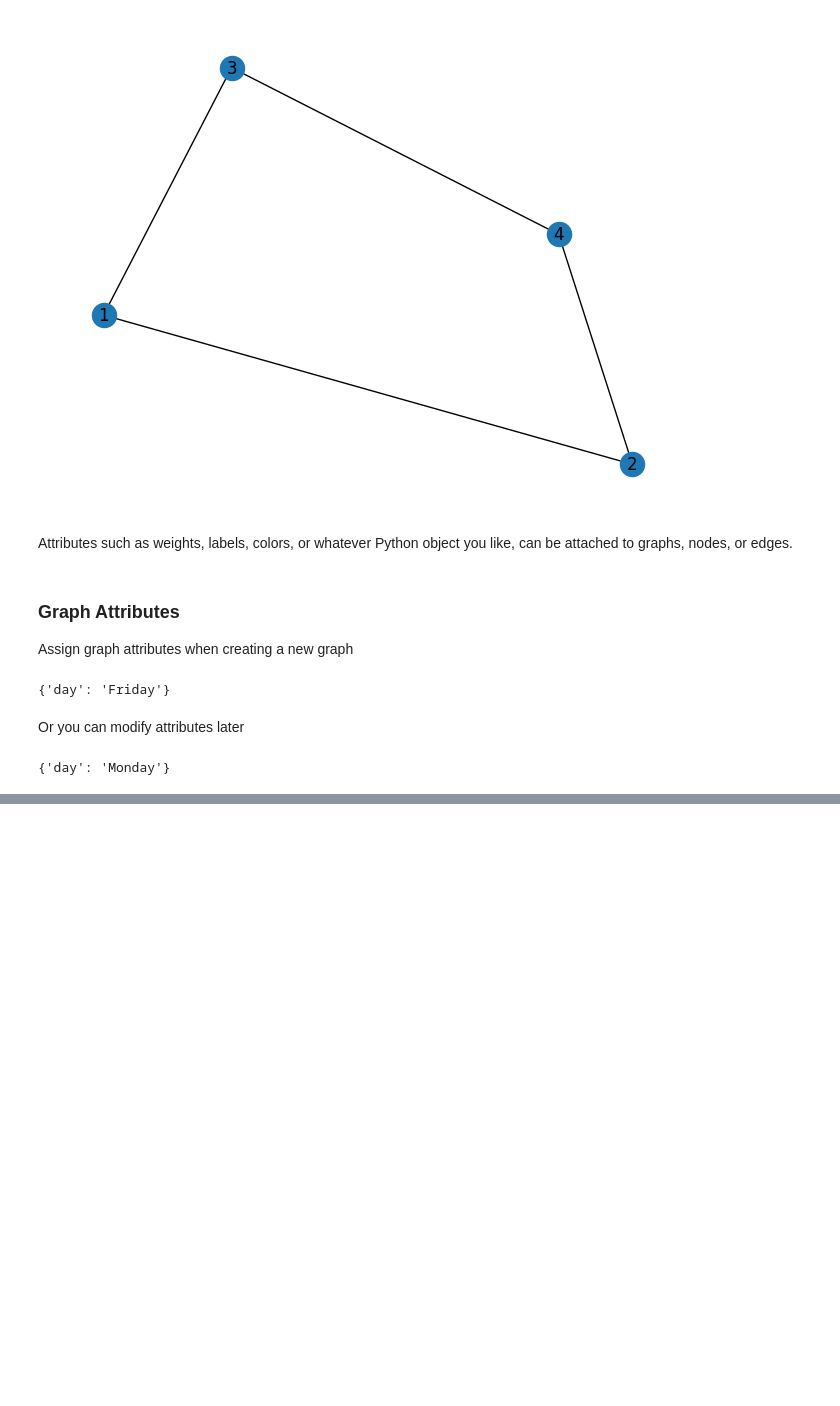
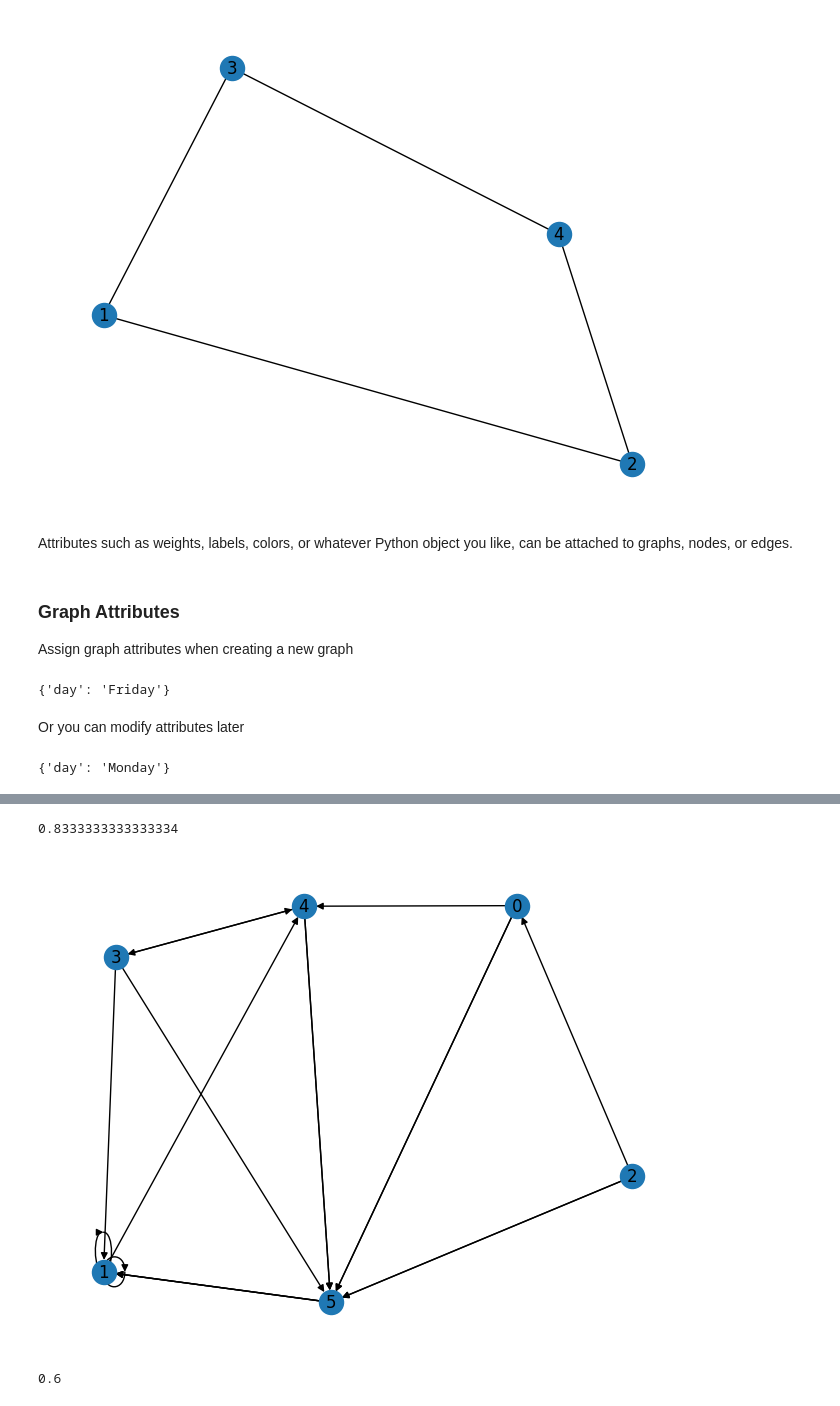
Before and after one commit to Sacredfuel/data-visualization-fa26, a Jupyter notebook: lectures/lecture7.ipynb, the cells around one changed output, grey strips where cells are left out. Saved outputs shown, nothing was run; the diff lists cells and outputs as text; code cells hidden in the pictures; blank space fills up the shorter version.

```diff
--- a/lectures/lecture7.ipynb
+++ b/lectures/lecture7.ipynb
@@ -267,0 +306,15 @@ G.graph
+# %%
+nx.density(G)
+# %% [output]
+0.8333333333333334
+# %%
+# https://networkx.org/documentation/stable/reference/generated/networkx.generators.directed.gnr_graph.html#networkx.generators.directed.gnr_graph
+""
+H = nx.random_k_out_graph(6, 3, alpha=1)
+nx.draw(H, with_labels=True)
+# %% [output]
+[figure, added]
+# %%
+nx.density(H)
+# %% [output]
+0.6
```
Also changed, not shown: parts of 14 cells of this notebook, 3 other files.
